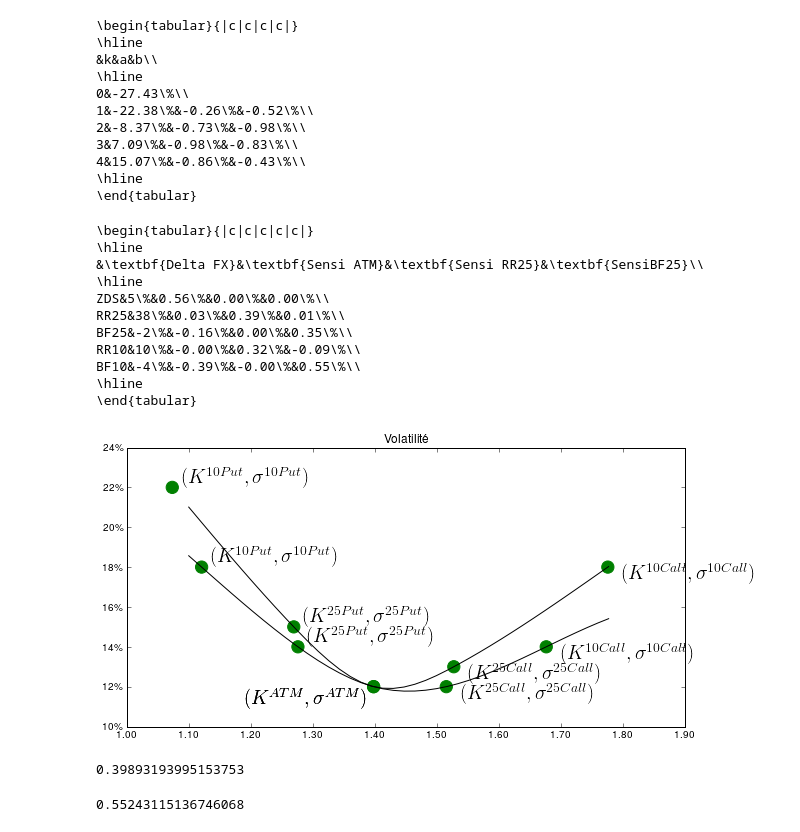
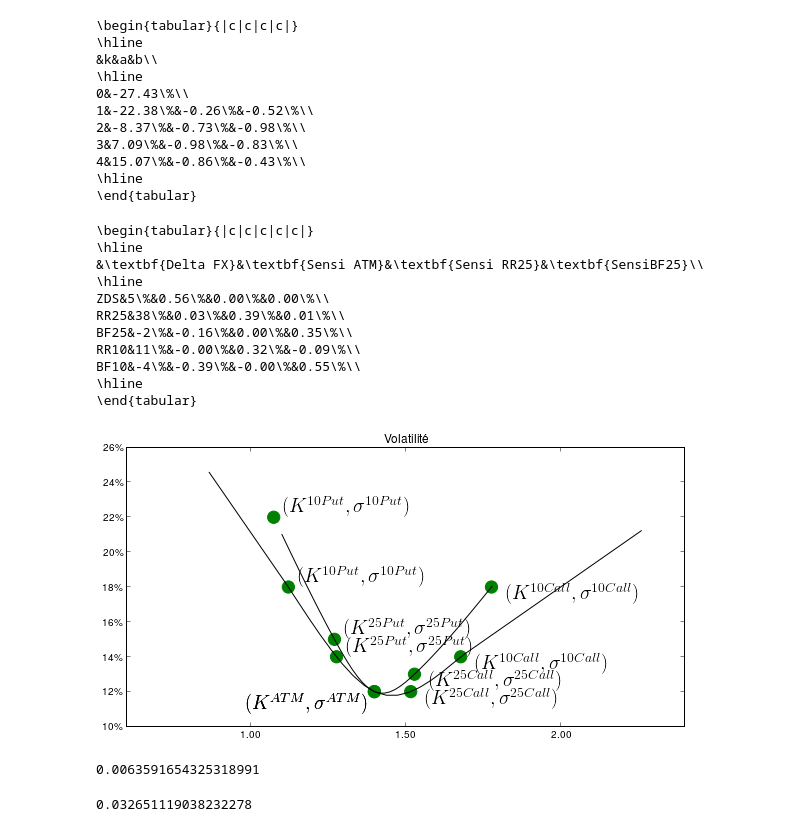
Before and after one commit to rguillemot/Formation_Finance, a Jupyter notebook: Forex_Credit_Equity/notebook/FX Option.ipynb, the cells around one changed output. Saved outputs shown, nothing was run; the diff lists cells and outputs as text; code cells hidden in the pictures.

Commit message:
FX Fwd Range

```diff
--- a/Forex_Credit_Equity/notebook/FX Option.ipynb
+++ b/Forex_Credit_Equity/notebook/FX Option.ipynb
@@ -429,11 +443,11 @@ latex = '\\begin{tabular}{|c|c|c|c|c|}\n'
 latex += '\\hline\n'
 latex += '&\\textbf{Delta FX}&\\textbf{Sensi ATM}&\\textbf{Sensi RR25}&\\textbf{SensiBF25}\\\\\n'
 latex += '\\hline\n'
-latex += 'ZDS&' + '%1.0f'%((ATM(FXModBumpSpot)-ATM(FXMod))*1000000)+'\\%&' + '%1.2f'%((ATM(FXModBumpATM)-ATM(FXMod))*100)+'\\%&' + '%1.2f'%((ATM(FXModBumpRR)-ATM(FXMod))*100)+'\\%&' + '%1.2f'%((ATM(FXModBumpBF)-ATM(FXMod))*100)+'\\%\\\\\n'
-latex += 'RR25&' + '%1.0f'%((RR25(FXModBumpSpot)-RR25(FXMod))*1000000)+'\\%&' + '%1.2f'%((RR25(FXModBumpATM)-RR25(FXMod))*100)+'\\%&' + '%1.2f'%((RR25(FXModBumpRR)-RR25(FXMod))*100)+'\\%&' + '%1.2f'%((RR25(FXModBumpBF)-RR25(FXMod))*100)+'\\%\\\\\n'
-latex += 'BF25&' + '%1.0f'%((BF25(FXModBumpSpot)-BF25(FXMod))*1000000)+'\\%&' + '%1.2f'%((BF25(FXModBumpATM)-BF25(FXMod))*100)+'\\%&' + '%1.2f'%((BF25(FXModBumpRR)-BF25(FXMod))*100)+'\\%&' + '%1.2f'%((BF25(FXModBumpBF)-BF25(FXMod))*100)+'\\%\\\\\n'
-latex += 'RR10&' + '%1.0f'%((RR10(FXModBumpSpot)-RR10(FXMod))*1000000)+'\\%&' + '%1.2f'%((RR10(FXModBumpATM)-RR10(FXMod))*100)+'\\%&' + '%1.2f'%((RR10(FXModBumpRR)-RR10(FXMod))*100)+'\\%&' + '%1.2f'%((RR10(FXModBumpBF)-RR10(FXMod))*100)+'\\%\\\\\n'
-latex += 'BF10&' + '%1.0f'%((BF10(FXModBumpSpot)-BF10(FXMod))*1000000)+'\\%&' + '%1.2f'%((BF10(FXModBumpATM)-BF10(FXMod))*100)+'\\%&' + '%1.2f'%((BF10(FXModBumpRR)-BF10(FXMod))*100)+'\\%&' + '%1.2f'%((BF10(FXModBumpBF)-BF10(FXMod))*100)+'\\%\\\\\n'
+latex += 'ZDS&' + '%1.0f'%((ATMPrice(FXModBumpSpot)-ATMPrice(FXMod))*1000000)+'\\%&' + '%1.2f'%((ATMPrice(FXModBumpATM)-ATMPrice(FXMod))*100)+'\\%&' + '%1.2f'%((ATM(FXModBumpRR)-ATM(FXMod))*100)+'\\%&' + '%1.2f'%((ATMPrice(FXModBumpBF)-ATMPrice(FXMod))*100)+'\\%\\\\\n'
+latex += 'RR25&' + '%1.0f'%((RR25Price(FXModBumpSpot)-RR25Price(FXMod))*1000000)+'\\%&' + '%1.2f'%((RR25Price(FXModBumpATM)-RR25Price(FXMod))*100)+'\\%&' + '%1.2f'%((RR25Price(FXModBumpRR)-RR25Price(FXMod))*100)+'\\%&' + '%1.2f'%((RR25Price(FXModBumpBF)-RR25Price(FXMod))*100)+'\\%\\\\\n'
+latex += 'BF25&' + '%1.0f'%((BF25Price(FXModBumpSpot)-BF25Price(FXMod))*1000000)+'\\%&' + '%1.2f'%((BF25Price(FXModBumpATM)-BF25Price(FXMod))*100)+'\\%&' + '%1.2f'%((BF25Price(FXModBumpRR)-BF25Price(FXMod))*100)+'\\%&' + '%1.2f'%((BF25Price(FXModBumpBF)-BF25Price(FXMod))*100)+'\\%\\\\\n'
+latex += 'RR10&' + '%1.0f'%((RR10Price(FXModBumpSpot)-RR10Price(FXMod))*1000000)+'\\%&' + '%1.2f'%((RR10Price(FXModBumpATM)-RR10Price(FXMod))*100)+'\\%&' + '%1.2f'%((RR10Price(FXModBumpRR)-RR10Price(FXMod))*100)+'\\%&' + '%1.2f'%((RR10Price(FXModBumpBF)-RR10Price(FXMod))*100)+'\\%\\\\\n'
+latex += 'BF10&' + '%1.0f'%((BF10Price(FXModBumpSpot)-BF10Price(FXMod))*1000000)+'\\%&' + '%1.2f'%((BF10Price(FXModBumpATM)-BF10Price(FXMod))*100)+'\\%&' + '%1.2f'%((BF10Price(FXModBumpRR)-BF10Price(FXMod))*100)+'\\%&' + '%1.2f'%((BF10Price(FXModBumpBF)-BF10Price(FXMod))*100)+'\\%\\\\\n'
 latex += '\\hline\n'
 latex += '\\end{tabular}'
 print latex
@@ -445,21 +459,13 @@ print latex
 ZDS&5\%&0.56\%&0.00\%&0.00\%\\
 RR25&38\%&0.03\%&0.39\%&0.01\%\\
 BF25&-2\%&-0.16\%&0.00\%&0.35\%\\
-RR10&10\%&-0.00\%&0.32\%&-0.09\%\\
+RR10&11\%&-0.00\%&0.32\%&-0.09\%\\
 BF10&-4\%&-0.39\%&-0.00\%&0.55\%\\
 \hline
 \end{tabular}
 # %%
 fig, ax = plt.subplots(figsize=(10,5))
-FXMod.plot_smile(ax)
-FXModBumpBF.plot_smile(ax)
+FXMod.plot_smile(ax,4)
+FXModBumpBF.plot_smile(ax,4)
 # %% [output]
-[figure, old version]
+[figure, new version]
-# %%
-norm.pdf(0.12*0.12*sqrt(1)/2)
-# %% [output]
-0.39893193995153753
-# %%
-1.0/sqrt(2*np.pi)*S*exp(-rUSD*T)
-# %% [output]
-0.55243115136746068
@@ -465,0 +492,12 @@ norm.pdf(0.12*0.12*sqrt(1)/2)
+# %%
+p=0.30
+KMin = S*(1-p)
+KMax = S*(1+p)
+
+ImpliedFXFwdRange(KMin,KMax,FXMod)-S*exp((rUSD-rEUR+m)*T)
+# %% [output]
+0.0063591654325318991
+# %%
+(FXMod.Digital(KMin,-1,2))/FXMod.Digital(0.01,1,2)
+# %% [output]
+0.032651119038232278
```
Also changed, not shown: parts of 6 cells of this notebook, 4 other files.
